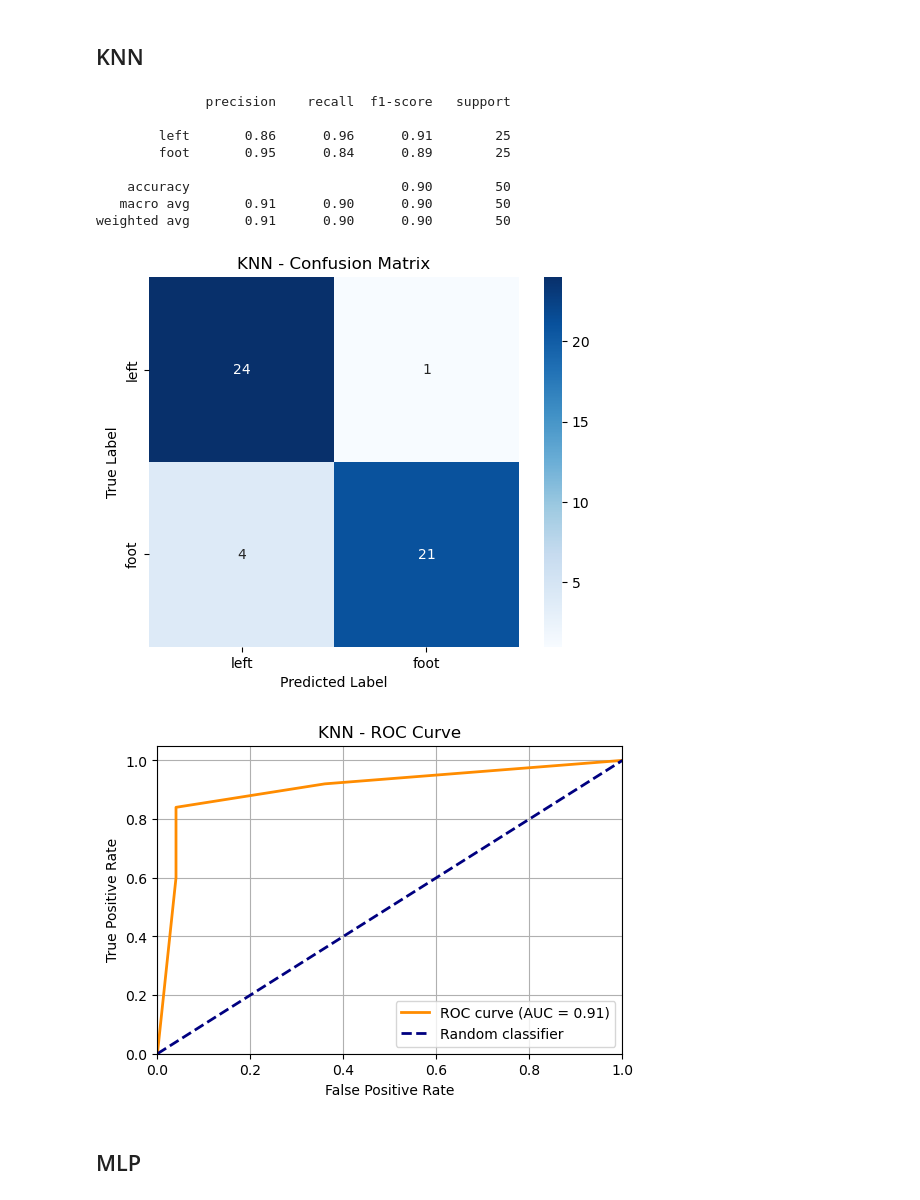
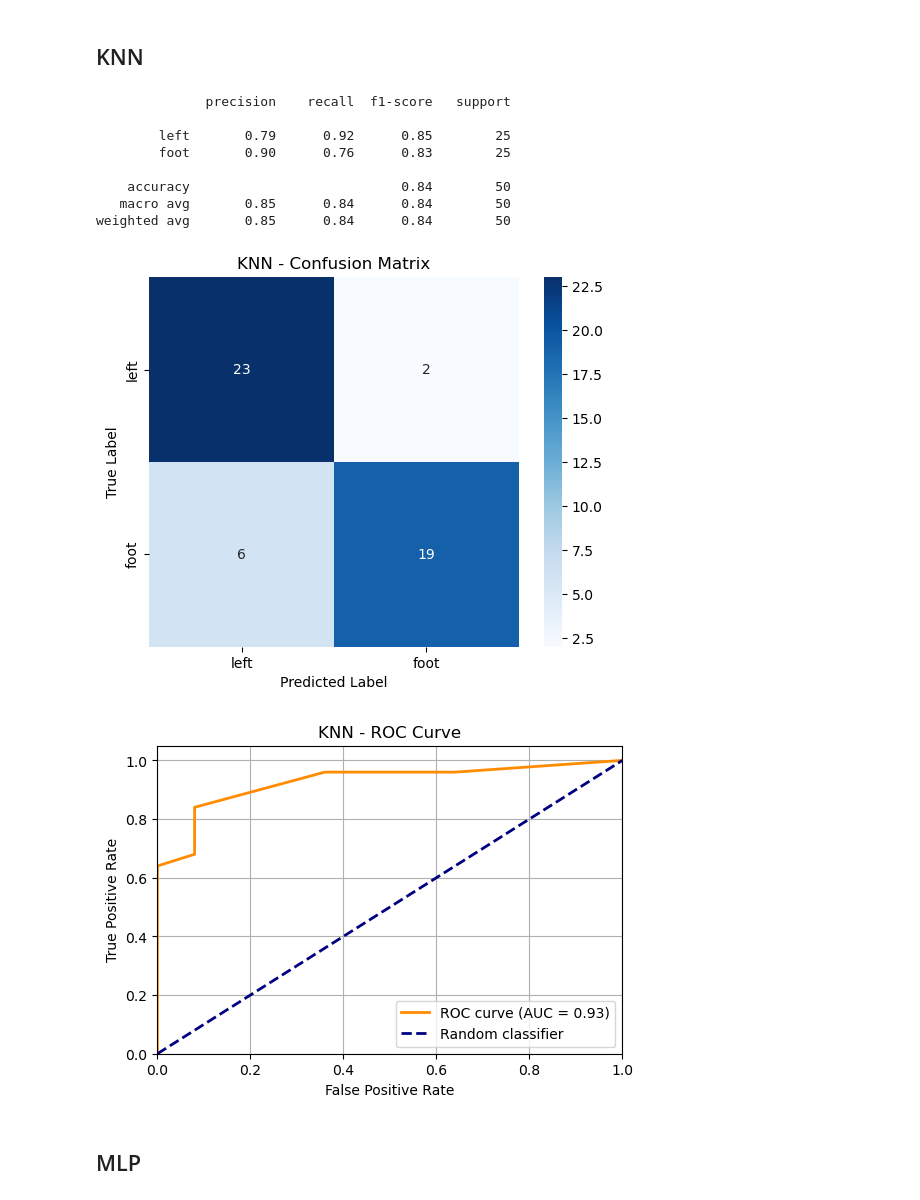
Before and after one commit to javadkavian/EEG_motor_imagery_analysis, a Jupyter notebook: src/main.ipynb, the cells around one changed output. Saved outputs shown, nothing was run; the diff lists cells and outputs as text; code cells hidden in the pictures.

```diff
--- a/src/main.ipynb
+++ b/src/main.ipynb
@@ -178,4 +150,21 @@ Estimating class=0 covariance using EMPIRICAL
 Done.
 Estimating class=1 covariance using EMPIRICAL
 Done.
+# %%
+if feature_extraction_method == 'ICA':
+    X_train = X_train_ica
+    X_test = X_test_ica
+else:
+    X_train = X_train_csp
+    X_test = X_test_csp
+# %%
+def normalize(X):
+    X_mean = np.mean(X, axis=0)
+    X_std_dev = np.std(X, axis=0)
+    X_normalized = (X - X_mean) / X_std_dev
+    return X_normalized
+
+if apply_normalization:
+    X_train = normalize(X_train)
+    X_test = normalize(X_test)
 # %%
@@ -192,7 +181,7 @@ plt.savefig('../assets/test_data_csp.png')
 ## Logistic Regression
 # %%
 model = LogisticRegression(max_iter=300)
-train_test_report(model, X_train_csp, X_test_csp, y_train, y_test, data.class_labels, 'Logistic Regression')
+train_test_report(model, X_train, X_test, y_train, y_test, data.class_labels, 'Logistic Regression')
 # %% [output]
               precision    recall  f1-score   support
 
@@ -207,8 +196,8 @@ weighted avg       0.92      0.92      0.92        50
 # %% [markdown]
 ## SVM
 # %%
-model = SVC(kernel='rbf', C=1.0, probability=True)
-train_test_report(model, X_train_csp, X_test_csp, y_train, y_test, data.class_labels, 'SVM')
+model = SVC(kernel='rbf', C=1, probability=True)
+train_test_report(model, X_train, X_test, y_train, y_test, data.class_labels, 'SVM')
 # %% [output]
               precision    recall  f1-score   support
 
@@ -223,18 +212,18 @@ weighted avg       0.92      0.92      0.92        50
 # %% [markdown]
 ## KNN
 # %%
-model = KNeighborsClassifier(n_neighbors=3)
-train_test_report(model, X_train_csp, X_test_csp, y_train, y_test, data.class_labels, 'KNN')
+model = KNeighborsClassifier(n_neighbors=7)
+train_test_report(model, X_train, X_test, y_train, y_test, data.class_labels, 'KNN')
 # %% [output]
               precision    recall  f1-score   support
 
-        left       0.86      0.96      0.91        25
-        foot       0.95      0.84      0.89        25
+        left       0.79      0.92      0.85        25
+        foot       0.90      0.76      0.83        25
 
-    accuracy                           0.90        50
-   macro avg       0.91      0.90      0.90        50
-weighted avg       0.91      0.90      0.90        50
+    accuracy                           0.84        50
+   macro avg       0.85      0.84      0.84        50
+weighted avg       0.85      0.84      0.84        50
-[figure, old version]
+[figure, new version]
-[figure, old version]
+[figure, new version]
 # %% [markdown]
 ## MLP
```
Also changed, not shown: parts of 19 cells of this notebook.
